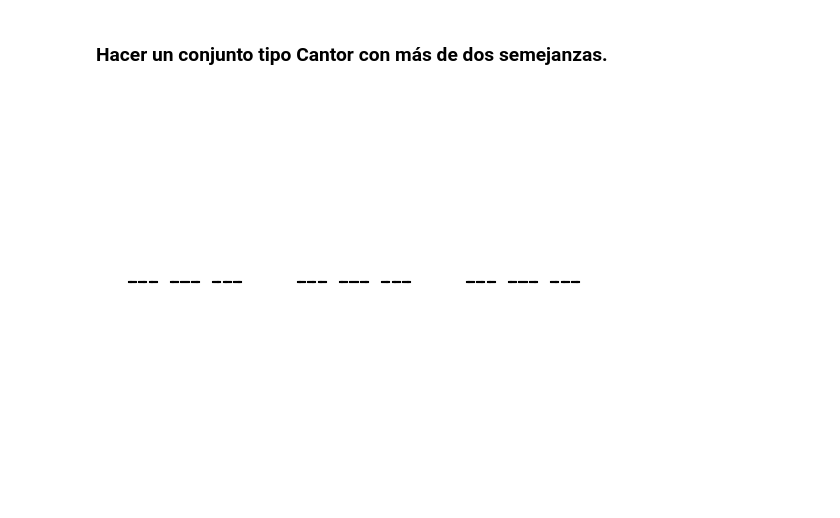
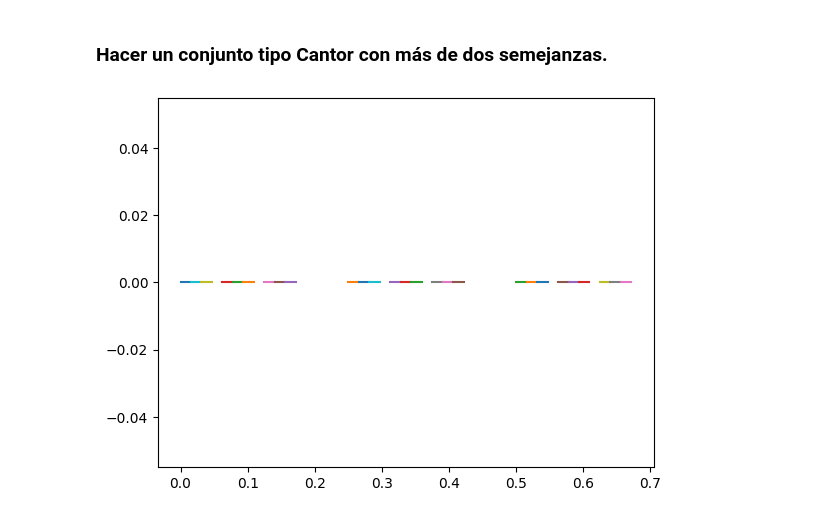
Before and after one commit to MiluEnAlmibar/Fractales, a Jupyter notebook: python/practica1.ipynb, the cells around one changed output. Cells and saved outputs as stored; diff of their text form; code cells hidden in the pictures.

```diff
--- a/python/practica1.ipynb
+++ b/python/practica1.ipynb
@@ -119,58 +119,26 @@ cantor(3, 4)
 # %% [markdown]
 ### Hacer un conjunto tipo Cantor con más de dos semejanzas.
 # %%
-import matplotlib.pyplot as plt
-
-def transformar_segmento(segmento, escala, traslacion):
-    """
-    Aplica una transformación afín al segmento.
-
-    Parámetros:
-      segmento   : lista de dos puntos [[x0,y0], [x1,y1]].
-      escala     : factor de escala (para ambas coordenadas, aunque solo se altera x con traslación).
-      traslacion : traslación a sumar en la coordenada x.
-
-    Retorna:
-      Nuevo segmento transformado.
-    """
+def func_semejanzas(segmento, escala, traslacion):
     return [
         [escala * segmento[0][0] + traslacion, escala * segmento[0][1]],
         [escala * segmento[1][0] + traslacion, escala * segmento[1][1]]
     ]
 
 def cantor_general(n, semejanzas):
-    # Segmento inicial
     segmentos = [[[0, 0], [1, 0]]]
 
-    # Iterar
     for _ in range(n):
         nuevos_segmentos = []
         for seg in segmentos:
-            for (esc, tras) in semejanzas:
-                nuevos_segmentos.append(transformar_segmento(seg, esc, tras))
+            for esc, tras in semejanzas:
+                nuevos_segmentos.append(func_semejanzas(seg, esc, tras))
         segmentos = nuevos_segmentos
-    return segmentos
-
-def graficar_segmentos(segmentos):
-    """Grafica todos los segmentos en una misma figura."""
     plt.figure()
     for seg in segmentos:
-        plt.plot([seg[0][0], seg[1][0]], [seg[0][1], seg[1][1]], 'k-')
-    plt.axis('equal')
-    plt.axis('off')
-    plt.show()
+        plt.plot([seg[0][0], seg[1][0]], [seg[0][1], seg[1][1]])
 
-# Definir las semejanzas:
-# En este ejemplo, usamos tres semejanzas con factor de escala 1/4 y traslaciones 0, 1/4 y 1/2.
-semejanzas = [(1/4, 0), (1/4, 1/4), (1/4, 1/2)]
-
-# Número de iteraciones (cuanto mayor sea, más detalles tendrá el fractal)
-num_iteraciones = 5
-
-# Generar el conjunto tipo Cantor generalizado
-segmentos_resultantes = cantor_general(num_iteraciones, semejanzas)
-
-# Graficar el resultado
-graficar_segmentos(segmentos_resultantes)
+lista_semejanzas = [(1/4, 0), (1/4, 1/4), (1/4, 1/2)]
+cantor_general(3, lista_semejanzas)
 # %% [output]
-[figure, old version]
+[figure, new version]
```
Also changed, not shown: parts of 2 cells of this notebook.
